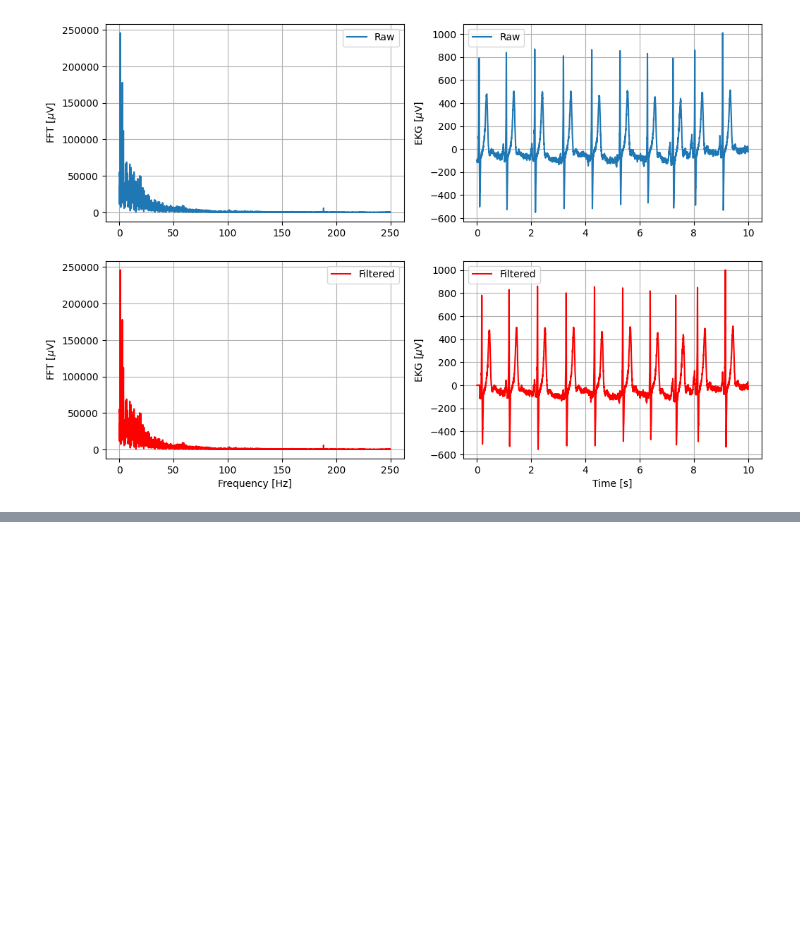
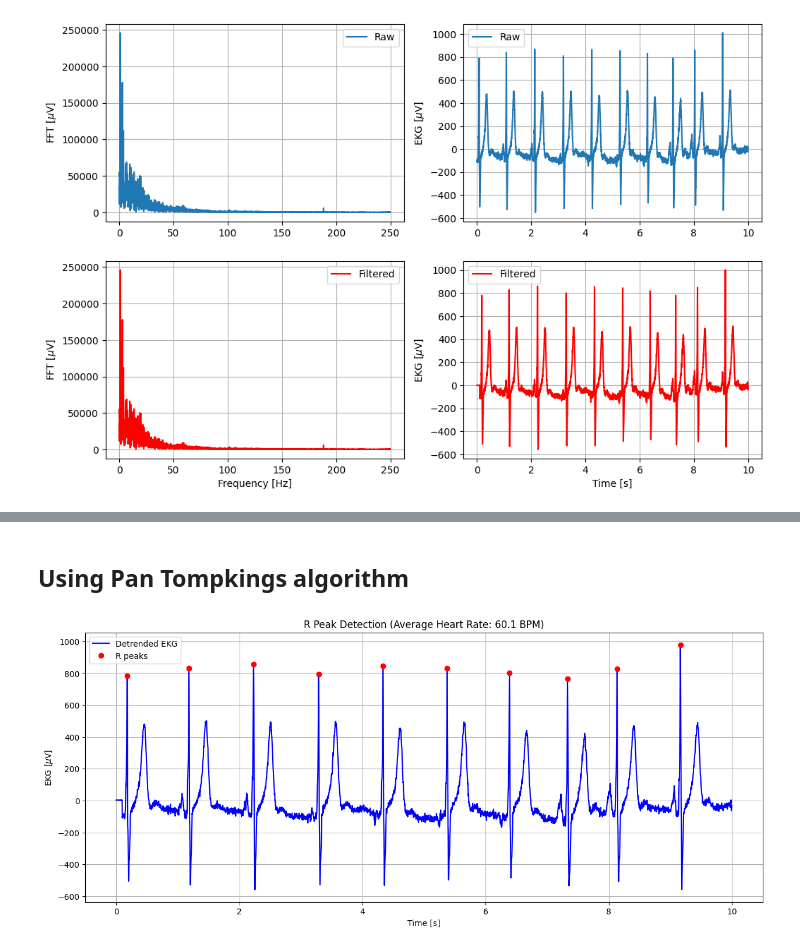
Before and after one commit to danielcomaduran/BMEN663, a Jupyter notebook: python-ekg/ekg-notebook.ipynb, the cells around one changed output, grey strips where cells are left out. Saved outputs shown, nothing was run; the diff lists cells and outputs as text; code cells hidden in the pictures; blank space fills up the shorter version.

```diff
--- a/python-ekg/ekg-notebook.ipynb
+++ b/python-ekg/ekg-notebook.ipynb
@@ -147,0 +202,60 @@ plt.show()
+# %% [markdown]
+## Using Pan Tompkings algorithm
+# %%
+def pan_tompkins(signal, fs):
+    # 1. Bandpass filter (already done with notch filter and detrending)
+    filtered = signal
+
+    # 2. Derivative
+    derivative = np.diff(filtered)
+    derivative = np.append(derivative, derivative[-1])
+
+    # 3. Squaring
+    squared = derivative ** 2
+
+    # 4. Moving average integration
+    window_size = int(0.15 * fs)  # 150ms window
+    moving_average = np.convolve(squared, np.ones(window_size)/window_size, mode='same')
+
+    # 5. Peak detection
+    min_distance = int(0.2 * fs)  # Minimum 200ms between peaks
+    peak_threshold = 0.3 * np.max(moving_average)
+
+    peaks = []
+    i = window_size
+    while i < len(moving_average) - window_size:
+        if moving_average[i] > peak_threshold:
+            # Find local maximum in original signal
+            window_start = max(0, i - window_size)
+            window_end = min(len(signal), i + window_size)
+            local_max_idx = window_start + np.argmax(signal[window_start:window_end])
+
+            if not peaks or (local_max_idx - peaks[-1]) > min_distance:
+                peaks.append(local_max_idx)
+                i = local_max_idx + min_distance
+            else:
+                i += 1
+        else:
+            i += 1
+
+    return np.array(peaks)
+
+# Detect R peaks
+r_peaks = pan_tompkins(lead2_detrended, srate)
+
+# Calculate heart rate
+rr_intervals = np.diff(r_peaks) / srate  # Convert to seconds
+heart_rate = 60 / np.mean(rr_intervals)  # Convert to beats per minute
+
+# Plot the signal with detected peaks
+plt.figure(figsize=(15, 6))
+plt.plot(time, lead2_detrended, 'b-', label='Detrended EKG')
+plt.plot(time[r_peaks], lead2_detrended[r_peaks], 'ro', label='R peaks')
+plt.xlabel('Time [s]')
+plt.ylabel('EKG [$\mu$V]')
+plt.title(f'R Peak Detection (Average Heart Rate: {heart_rate:.1f} BPM)')
+plt.legend()
+plt.grid(True)
+plt.show()
+# %% [output]
+[figure, added]
```
Also changed, not shown: parts of 5 cells of this notebook.
